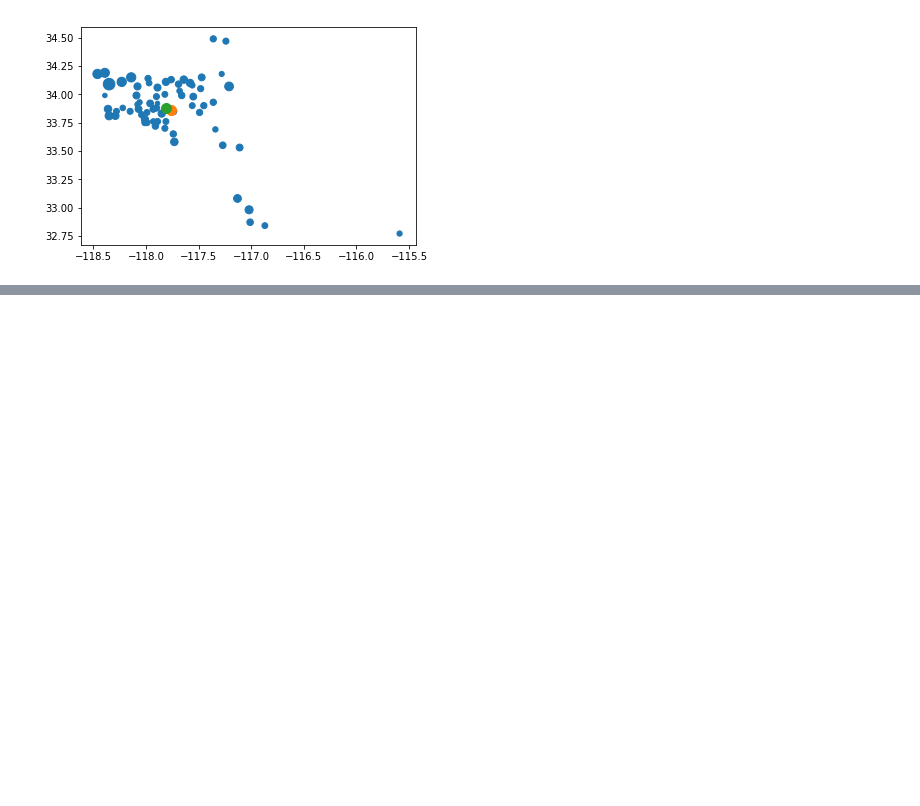
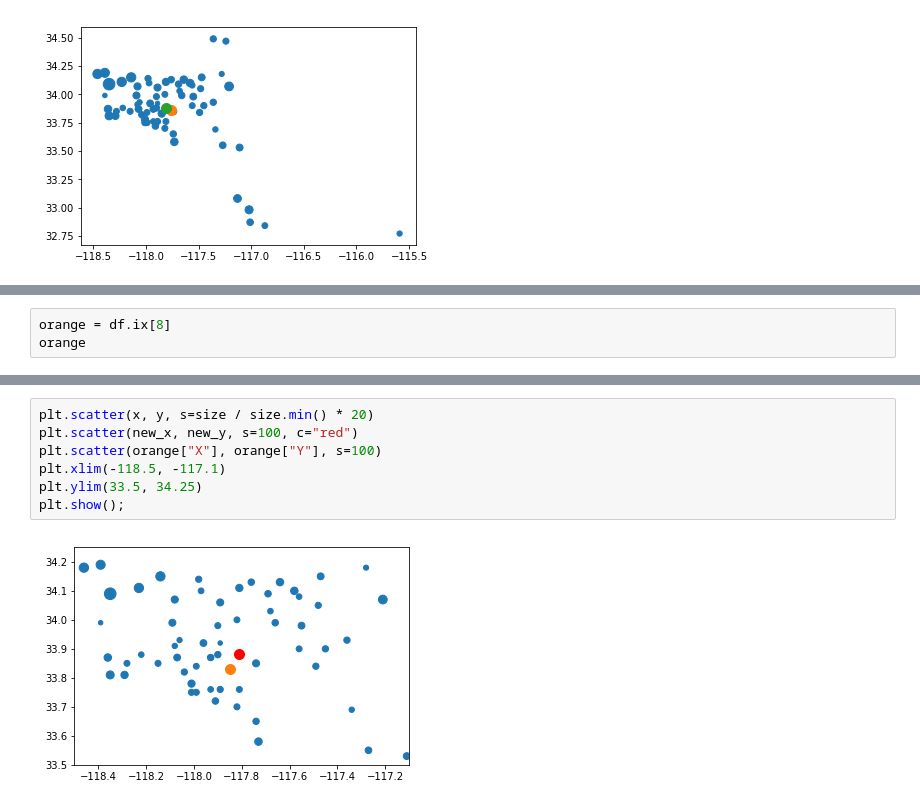
Before and after one commit to winterjung/archive, a Jupyter notebook: 06 도시물류제도와운영/Optimum_Warehouse_Location_1.ipynb, the cells around one changed output, grey strips where cells are left out. Drawn from its saved outputs; the diff is of its cells as text; blank space fills up the shorter version.

```diff
--- a/06 도시물류제도와운영/Optimum_Warehouse_Location_1.ipynb
+++ b/06 도시물류제도와운영/Optimum_Warehouse_Location_1.ipynb
@@ -68,0 +80,3 @@ plt.show();
+# %%
+orange = df.ix[8]
+orange
@@ -68,0 +99,9 @@ plt.show();
+# %%
+plt.scatter(x, y, s=size / size.min() * 20)
+plt.scatter(new_x, new_y, s=100, c="red")
+plt.scatter(orange["X"], orange["Y"], s=100)
+plt.xlim(-118.5, -117.1)
+plt.ylim(33.5, 34.25)
+plt.show();
+# %% [output]
+[figure, added]
```
Also changed, not shown: parts of 5 cells of this notebook.
